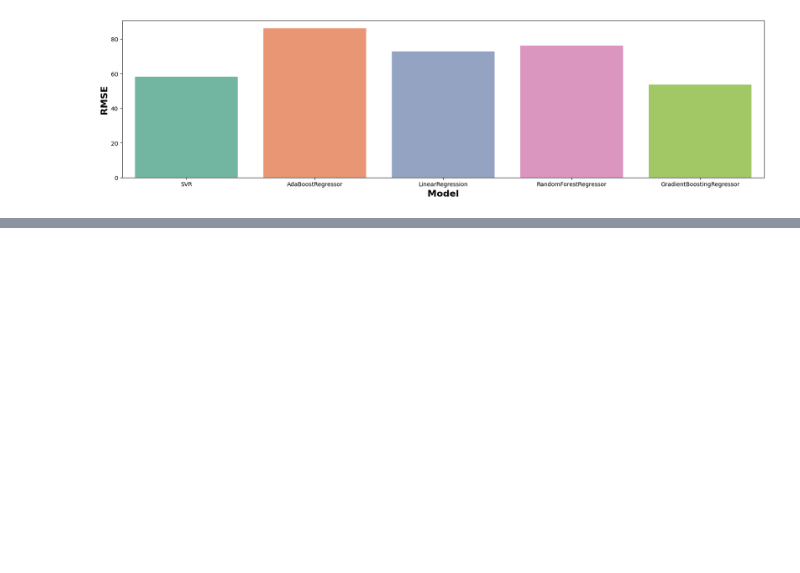
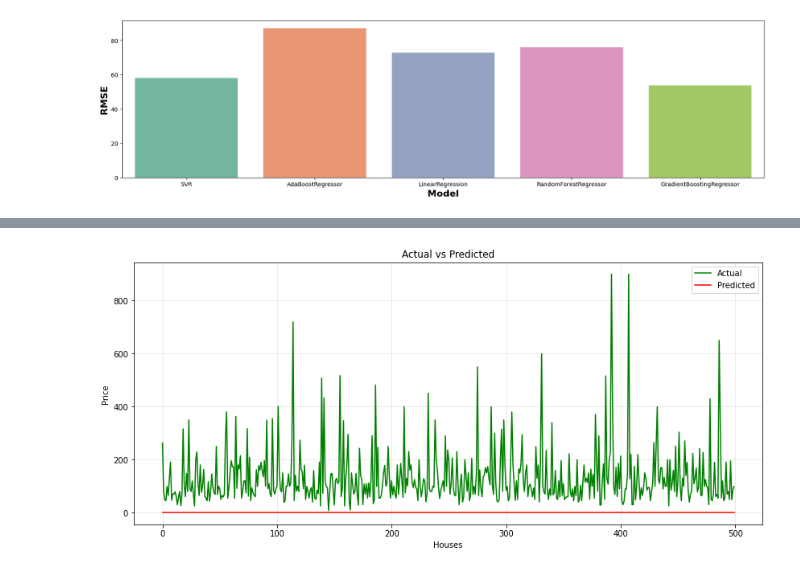
Before and after one commit to rsaSantos/DAA-Project, a Jupyter notebook: Task 1 (Group)/models/paris-airbnb.ipynb, the cells around one changed output, grey strips where cells are left out. Saved outputs shown, nothing was run; the diff lists cells and outputs as text; code cells hidden in the pictures; blank space fills up the shorter version.

```diff
--- a/Task 1 (Group)/models/paris-airbnb.ipynb
+++ b/Task 1 (Group)/models/paris-airbnb.ipynb
@@ -787,0 +940,17 @@ Text(0, 0.5, 'RMSE')
+# %%
+#Visualising the actual and predicted result
+def real_predicted_viz(limit):
+    plt.figure(figsize=(14, 6))
+    plt.plot(y_test_unscaled[:limit], color='green', label='Actual')
+    plt.plot(predictions_unscaled[:limit], color='red', label='Predicted')
+    plt.grid(alpha=0.3)
+    plt.xlabel('Houses')
+    plt.ylabel('Price')
+    plt.title('Actual vs Predicted')
+    plt.legend()
+    plt.show()
+
+#let's limit to 200 comparisions for better visualization
+real_predicted_viz(500)
+# %% [output]
+[figure, added]
```
Also changed, not shown: parts of 11 cells of this notebook.
